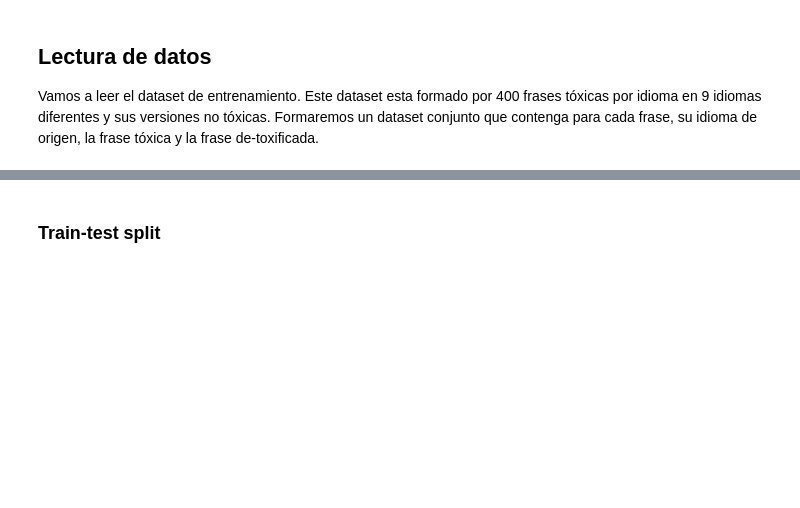
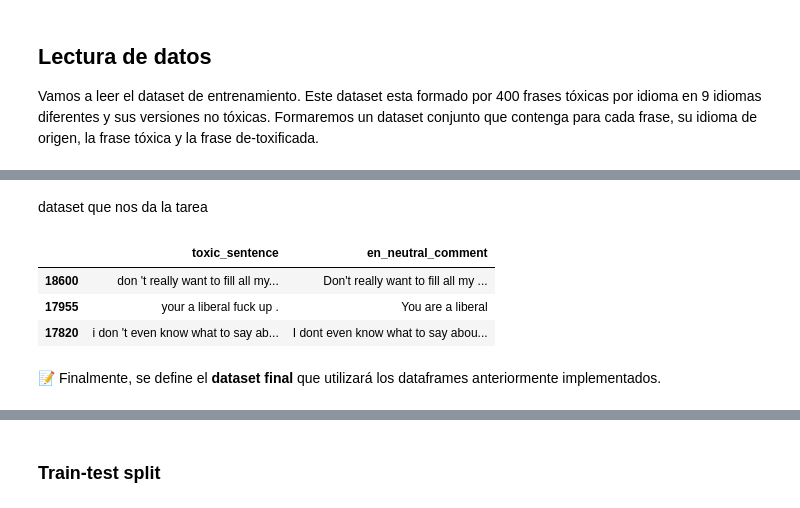
Before and after one commit to 18mgdev/nlp_detox, a Jupyter notebook: nlp_detox.ipynb, the cells around one changed output, grey strips where cells are left out. Saved outputs shown, nothing was run; the diff lists cells and outputs as text; code cells hidden in the pictures; blank space fills up the shorter version.

```diff
--- a/nlp_detox.ipynb
+++ b/nlp_detox.ipynb
@@ -56,0 +61,13 @@ df_total.sample(3)
+# %% [markdown]
+dataset que nos da la tarea
+# %%
+df_tarea=pd.read_csv("hf://datasets/s-nlp/paradetox/train.tsv", sep="\t")
+df_tarea.rename(columns={"en_toxic_comment":"toxic_sentence", "en_civil_comment":"neutral_sentence"}, inplace=True)
+df_tarea.sample(3)
+# %% [output]
+|  | toxic_sentence | en_neutral_comment |
+| 18600 | don 't really want to fill all my... | Don't really want to fill all my ... |
+| 17955 | your a liberal fuck up . | You are a liberal |
+| 17820 | i don 't even know what to say ab... | I dont even know what to say abou... |
+# %% [markdown]
+📝 Finalmente, se define el **dataset final** que utilizará los dataframes anteriormente implementados.
```
Also changed, not shown: parts of 12 cells of this notebook.
